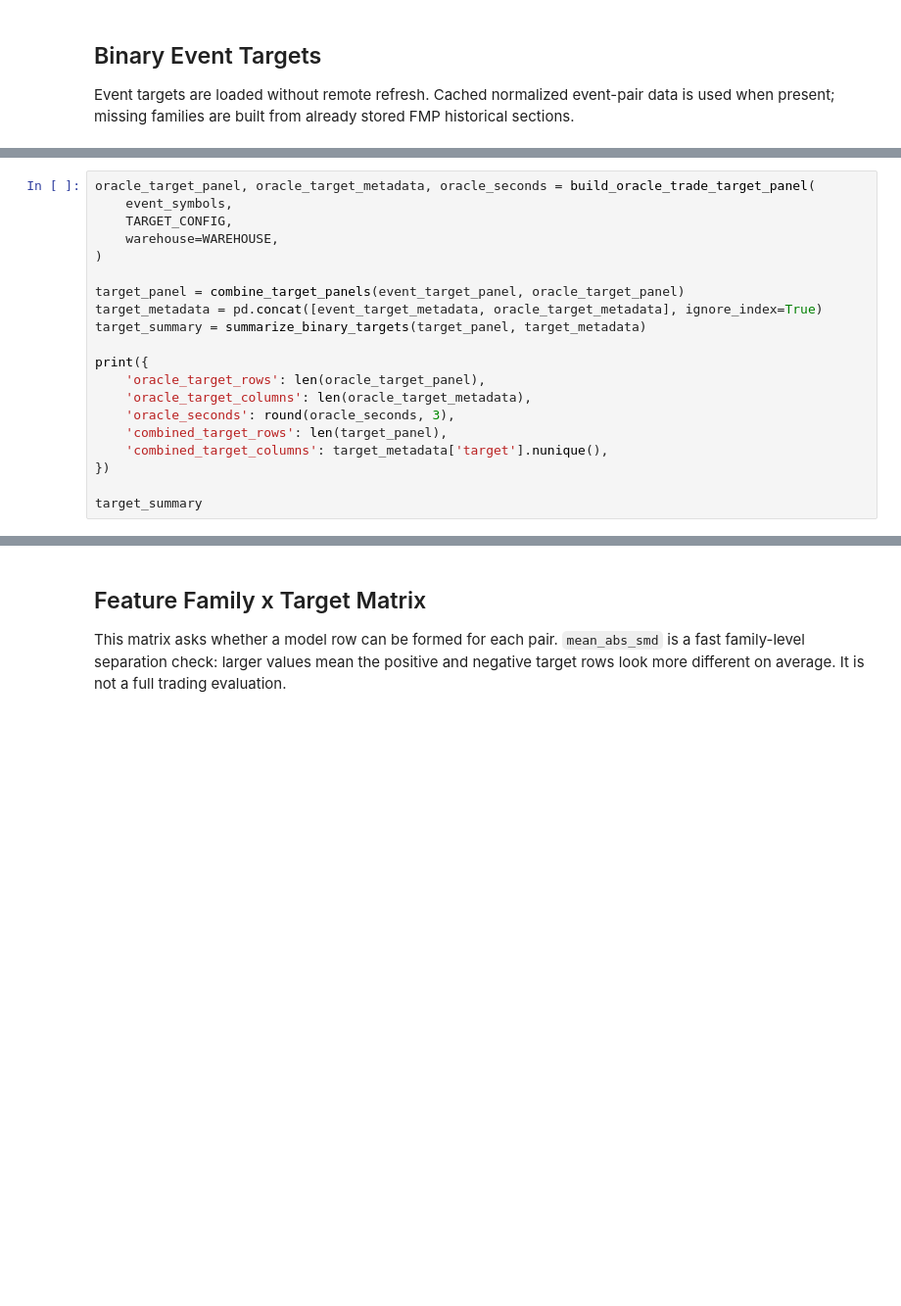
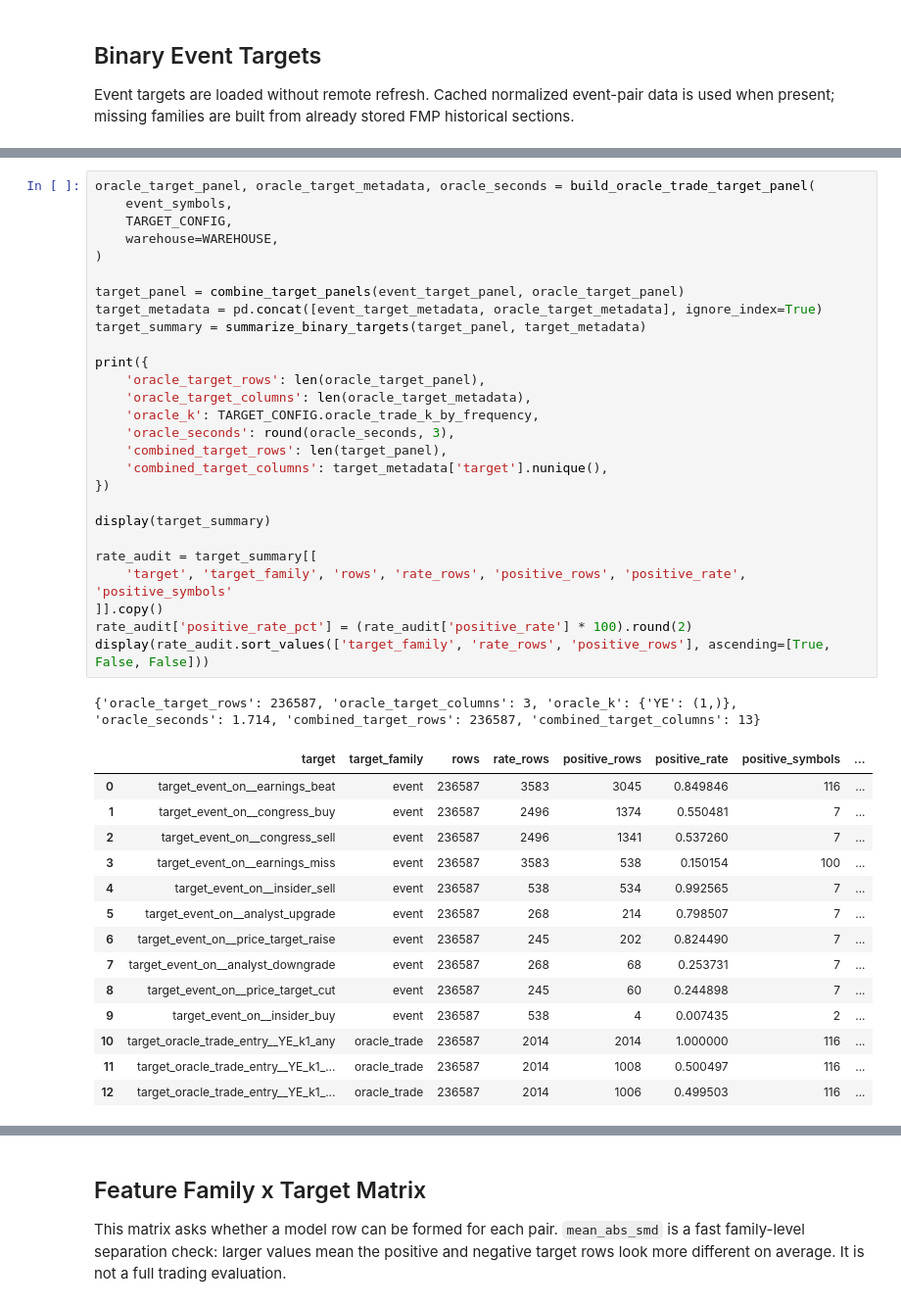
Before and after one commit to quantarb/quant-warehouse, a Jupyter notebook: notebooks/target_engineering/feature_family_binary_target_matrix.ipynb, the cells around one changed output, grey strips where cells are left out. Shown at 98% size. Drawn from its saved outputs; the diff is of its cells as text; blank space fills up the shorter version.

```diff
--- a/notebooks/target_engineering/feature_family_binary_target_matrix.ipynb
+++ b/notebooks/target_engineering/feature_family_binary_target_matrix.ipynb
@@ -166,20 +247,43 @@ event_diagnostics.sort_values('combined_rows', ascending=False).head(20)
 # %%
 oracle_target_panel, oracle_target_metadata, oracle_seconds = build_oracle_trade_target_panel(
     event_symbols,
     TARGET_CONFIG,
     warehouse=WAREHOUSE,
 )
 
 target_panel = combine_target_panels(event_target_panel, oracle_target_panel)
 target_metadata = pd.concat([event_target_metadata, oracle_target_metadata], ignore_index=True)
 target_summary = summarize_binary_targets(target_panel, target_metadata)
 
 print({
     'oracle_target_rows': len(oracle_target_panel),
     'oracle_target_columns': len(oracle_target_metadata),
+    'oracle_k': TARGET_CONFIG.oracle_trade_k_by_frequency,
     'oracle_seconds': round(oracle_seconds, 3),
     'combined_target_rows': len(target_panel),
     'combined_target_columns': target_metadata['target'].nunique(),
 })
 
-target_summary
+display(target_summary)
+
+rate_audit = target_summary[[
+    'target', 'target_family', 'rows', 'rate_rows', 'positive_rows', 'positive_rate', 'positive_symbols'
+]].copy()
+rate_audit['positive_rate_pct'] = (rate_audit['positive_rate'] * 100).round(2)
+display(rate_audit.sort_values(['target_family', 'rate_rows', 'positive_rows'], ascending=[True, False, False]))
+# %% [output]
+{'oracle_target_rows': 236587, 'oracle_target_columns': 3, 'oracle_k': {'YE': (1,)}, 'oracle_seconds': 1.714, 'combined_target_rows': 236587, 'combined_target_columns': 13}
+|  | target | target_family | rows | rate_rows | positive_rows | positive_rate | positive_symbols | ... |
+| 0 | target_event_on__earnings_beat | event | 236587 | 3583 | 3045 | 0.849846 | 116 | ... |
+| 1 | target_event_on__congress_buy | event | 236587 | 2496 | 1374 | 0.550481 | 7 | ... |
+| 2 | target_event_on__congress_sell | event | 236587 | 2496 | 1341 | 0.537260 | 7 | ... |
+| 3 | target_event_on__earnings_miss | event | 236587 | 3583 | 538 | 0.150154 | 100 | ... |
+| 4 | target_event_on__insider_sell | event | 236587 | 538 | 534 | 0.992565 | 7 | ... |
+| 5 | target_event_on__analyst_upgrade | event | 236587 | 268 | 214 | 0.798507 | 7 | ... |
+| 6 | target_event_on__price_target_raise | event | 236587 | 245 | 202 | 0.824490 | 7 | ... |
+| 7 | target_event_on__analyst_downgrade | event | 236587 | 268 | 68 | 0.253731 | 7 | ... |
+| 8 | target_event_on__price_target_cut | event | 236587 | 245 | 60 | 0.244898 | 7 | ... |
+| 9 | target_event_on__insider_buy | event | 236587 | 538 | 4 | 0.007435 | 2 | ... |
+| 10 | target_oracle_trade_entry__YE_k1_any | oracle_trade | 236587 | 2014 | 2014 | 1.000000 | 116 | ... |
+| 11 | target_oracle_trade_entry__YE_k1_... | oracle_trade | 236587 | 2014 | 1008 | 0.500497 | 116 | ... |
+| 12 | target_oracle_trade_entry__YE_k1_... | oracle_trade | 236587 | 2014 | 1006 | 0.499503 | 116 | ... |
```
Also changed, not shown: parts of 11 cells of this notebook.
